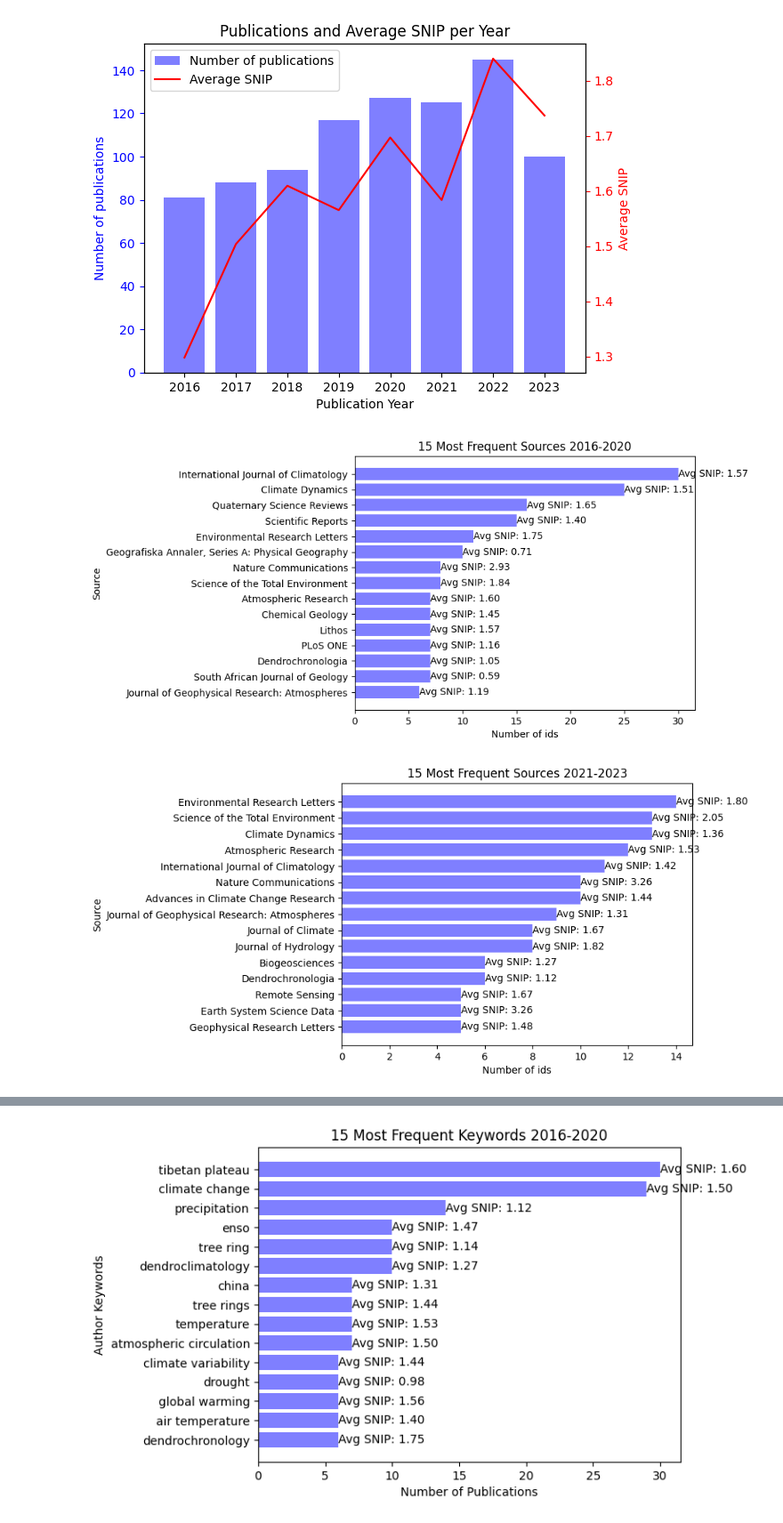
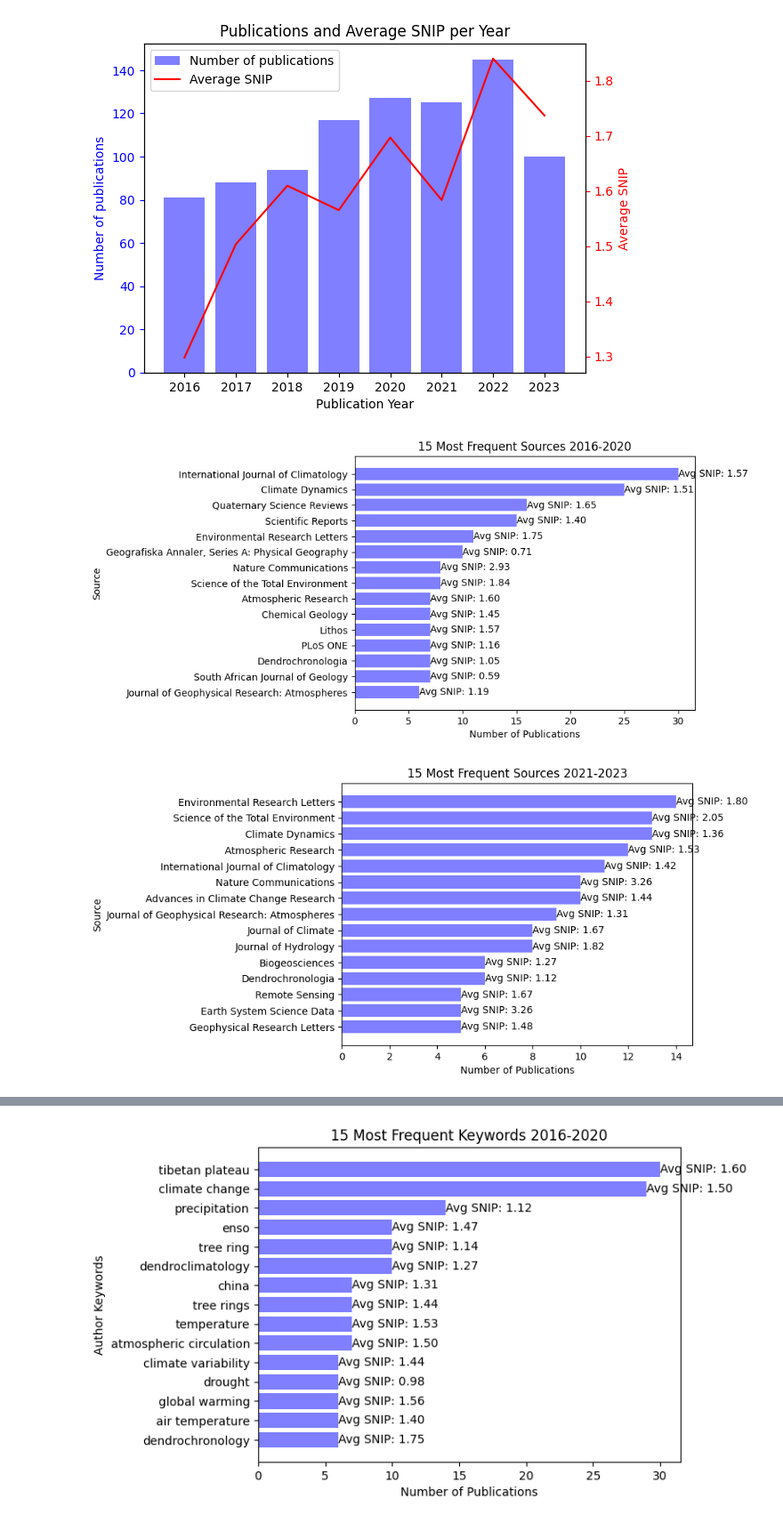
Before and after one commit to stinajoss/Bibliometri_GU, a Jupyter notebook: geovetenskap_snip.ipynb, the cells around one changed output, grey strips where cells are left out. Shown at 89% size. Saved outputs shown, nothing was run; the diff lists cells and outputs as text; code cells hidden in the pictures.

```diff
--- a/geovetenskap_snip.ipynb
+++ b/geovetenskap_snip.ipynb
@@ -66,37 +66,37 @@ def create_chart(df, start_year, end_year, title):
     # Combine the two dataframes and sort by the number of ids
     combined = pd.concat([snip_avg, id_counts], axis=1, keys=['Average SNIP', 'Number of ids'])
     combined = combined.sort_values('Number of ids', ascending=True)
 
     # Take the top 15 sources by the number of ids
     combined = combined.tail(15)
 
     # Create a new figure and a subplot
     fig, ax = plt.subplots()
 
     # Plot the number of ids per source
     bars = ax.barh(combined.index, combined['Number of ids'], color='b', alpha=0.5, label='Number of ids')
-    ax.set_xlabel('Number of ids')
+    ax.set_xlabel('Number of Publications')
     ax.set_ylabel('Source')
 
     # Write the average SNIP in the bars
     for bar, snip in zip(bars, combined['Average SNIP']):
         ax.text(bar.get_width(), bar.get_y() + bar.get_height()/2, f'Avg SNIP: {snip:.2f}', va='center')
 
     # Set the title of the chart
     ax.set_title(title)
 
     # Show the plot
     plt.show()
 
     # Save the figure
-    fig.savefig(f'chart_{start_year}_{end_year}.png')
+    fig.savefig(f'sources_{start_year}_{end_year}.png')
 
 # Create the charts
 create_chart(df, 2016, 2020, '15 Most Frequent Sources 2016-2020')
 create_chart(df, 2021, 2023, '15 Most Frequent Sources 2021-2023')
 # %% [output]
-[figure, old version]
+[figure, new version]
-[figure, old version]
+[figure, new version]
 # %%
 import pandas as pd
 import matplotlib.pyplot as plt
```
Also changed, not shown: parts of 4 cells of this notebook.
